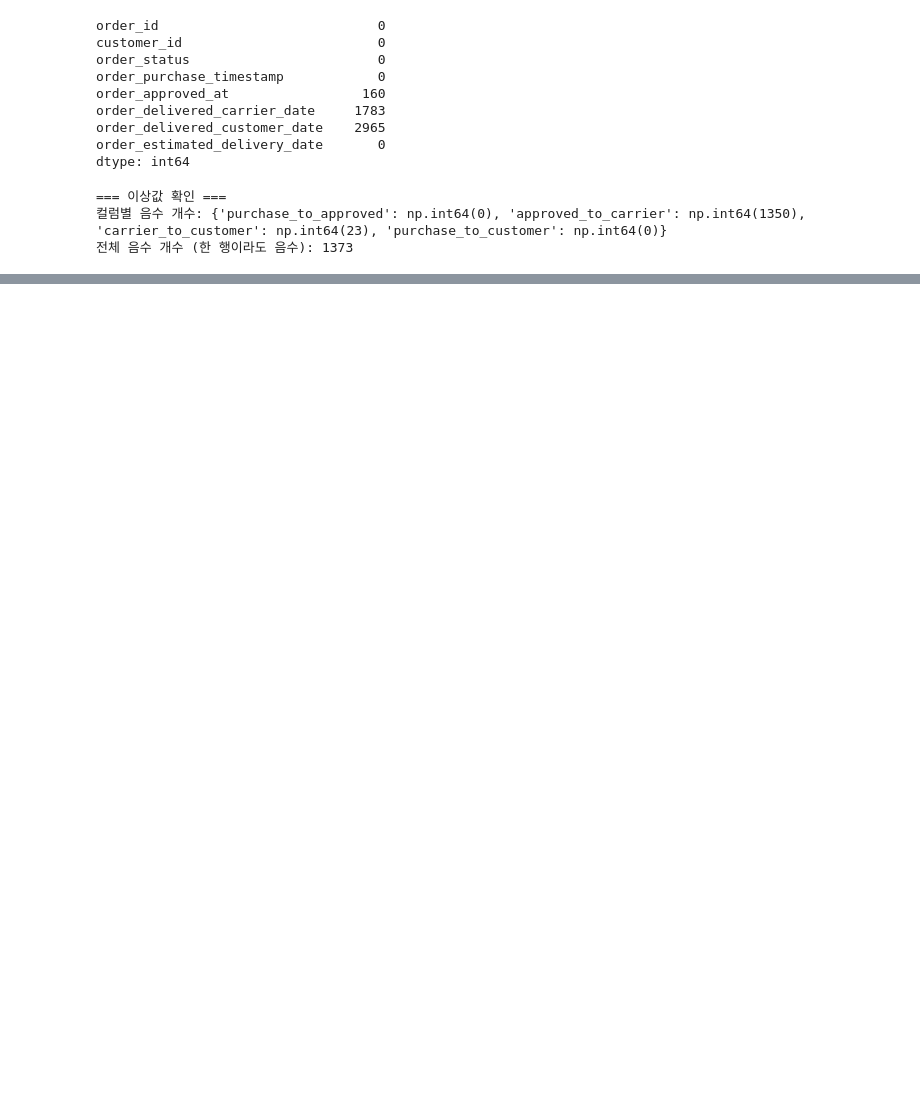
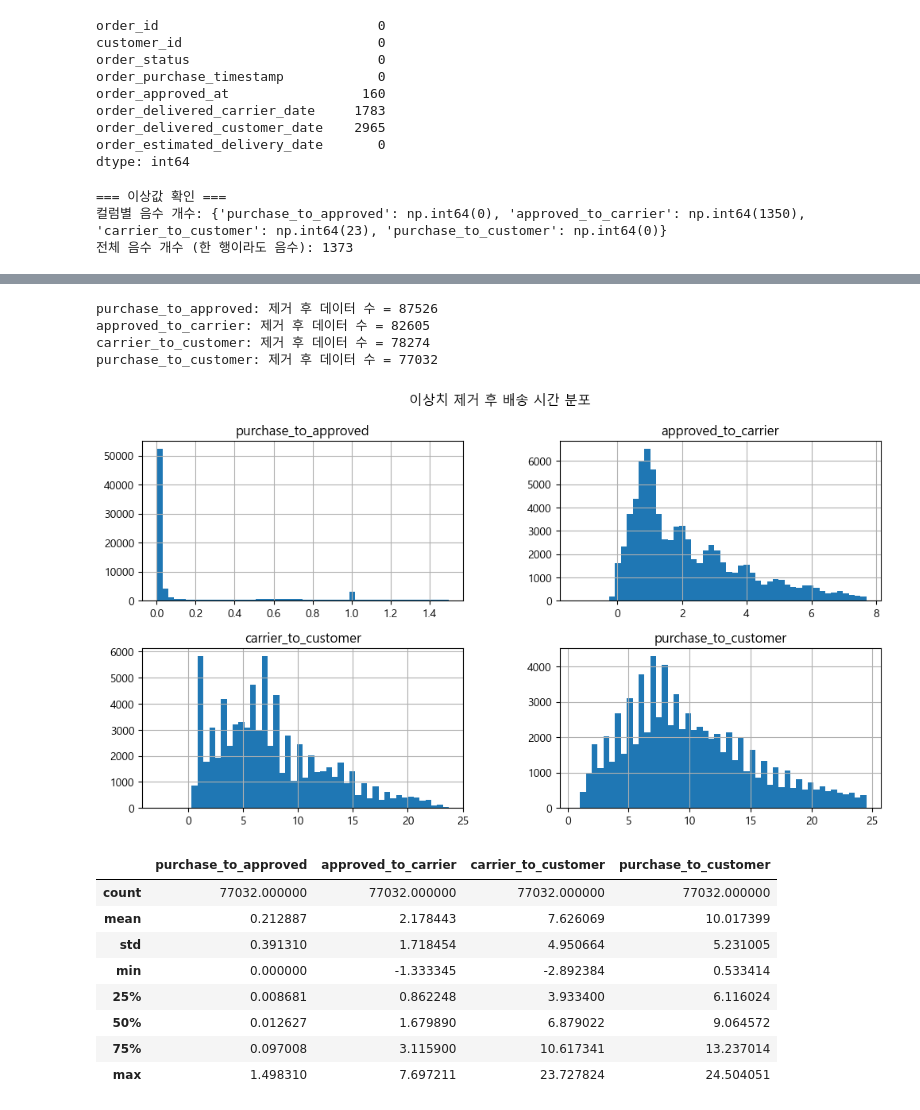
Before and after one commit to hhayan/project_movie_data, a Jupyter notebook: p1.ipynb, the cells around one changed output, grey strips where cells are left out. Cells and saved outputs as stored; diff of their text form; code cells hidden in the pictures; blank space fills up the shorter version.

```diff
--- a/p1.ipynb
+++ b/p1.ipynb
@@ -46,8 +68,8 @@ order_estimated_delivery_date       0
 dtype: int64
 # %%
 # 결측치 삭제
-clean_df = df.copy()
-clean_df = clean_df.dropna(subset=['order_approved_at',
+df_clean = df.copy()
+df_clean = df_clean.dropna(subset=['order_approved_at',
                              'order_delivered_carrier_date',
                              'order_delivered_customer_date'])
 
@@ -85,8 +107,6 @@ total_neg = df_delivered[(df_delivered[time_cols] < 0).any(axis=1)].shape[0]
 # 결과 출력
 print("컬럼별 음수 개수:", neg_counts)
 print("전체 음수 개수 (한 행이라도 음수):", total_neg)
-
-#
 # %% [output]
 === 이상값 확인 ===
 컬럼별 음수 개수: {'purchase_to_approved': np.int64(0), 'approved_to_carrier': np.int64(1350), 'carrier_to_customer': np.int64(23), 'purchase_to_customer': np.int64(0)}
@@ -93,0 +153,49 @@ print("전체 음수 개수 (한 행이라도 음수):", total_neg)
+# %%
+# 이상치 처리: IQR
+
+# IQR 이상치 제거 함수
+def remove_iqr_outliers(df, cols):
+    df_clean = df.copy()
+
+    for col in cols:
+        data = df_clean[col].dropna()
+        Q1 = data.quantile(0.25)
+        Q3 = data.quantile(0.75)
+        IQR = Q3 - Q1
+        lower_bound = Q1 - 1.5 * IQR
+        upper_bound = Q3 + 1.5 * IQR
+
+        # IQR 범위를 벗어난 행 제거
+        df_clean = df_clean[(df_clean[col] >= lower_bound) & (df_clean[col] <= upper_bound)]
+
+        print(f"{col}: 제거 후 데이터 수 = {len(df_clean)}")
+
+    return df_clean
+
+# 실행
+df_delivered_clean = remove_iqr_outliers(df_delivered, time_cols)
+# %% [output]
+purchase_to_approved: 제거 후 데이터 수 = 87526
+approved_to_carrier: 제거 후 데이터 수 = 82605
+carrier_to_customer: 제거 후 데이터 수 = 78274
+purchase_to_customer: 제거 후 데이터 수 = 77032
+# %%
+# 이상치 제거 후 배송 시간 분포 확인
+
+df_delivered_clean[time_cols].hist(bins=50, figsize=(12,6))
+plt.suptitle("이상치 제거 후 배송 시간 분포")
+plt.show()
+
+# 기초 통계 확인
+df_delivered_clean[time_cols].describe()
+# %% [output]
+[figure, added]
+|  | purchase_to_approved | approved_to_carrier | carrier_to_customer | purchase_to_customer |
+| count | 77032.000000 | 77032.000000 | 77032.000000 | 77032.000000 |
+| mean | 0.212887 | 2.178443 | 7.626069 | 10.017399 |
+| std | 0.391310 | 1.718454 | 4.950664 | 5.231005 |
+| min | 0.000000 | -1.333345 | -2.892384 | 0.533414 |
+| 25% | 0.008681 | 0.862248 | 3.933400 | 6.116024 |
+| 50% | 0.012627 | 1.679890 | 6.879022 | 9.064572 |
+| 75% | 0.097008 | 3.115900 | 10.617341 | 13.237014 |
+| max | 1.498310 | 7.697211 | 23.727824 | 24.504051 |
```
Also changed, not shown: parts of 3 cells of this notebook.
